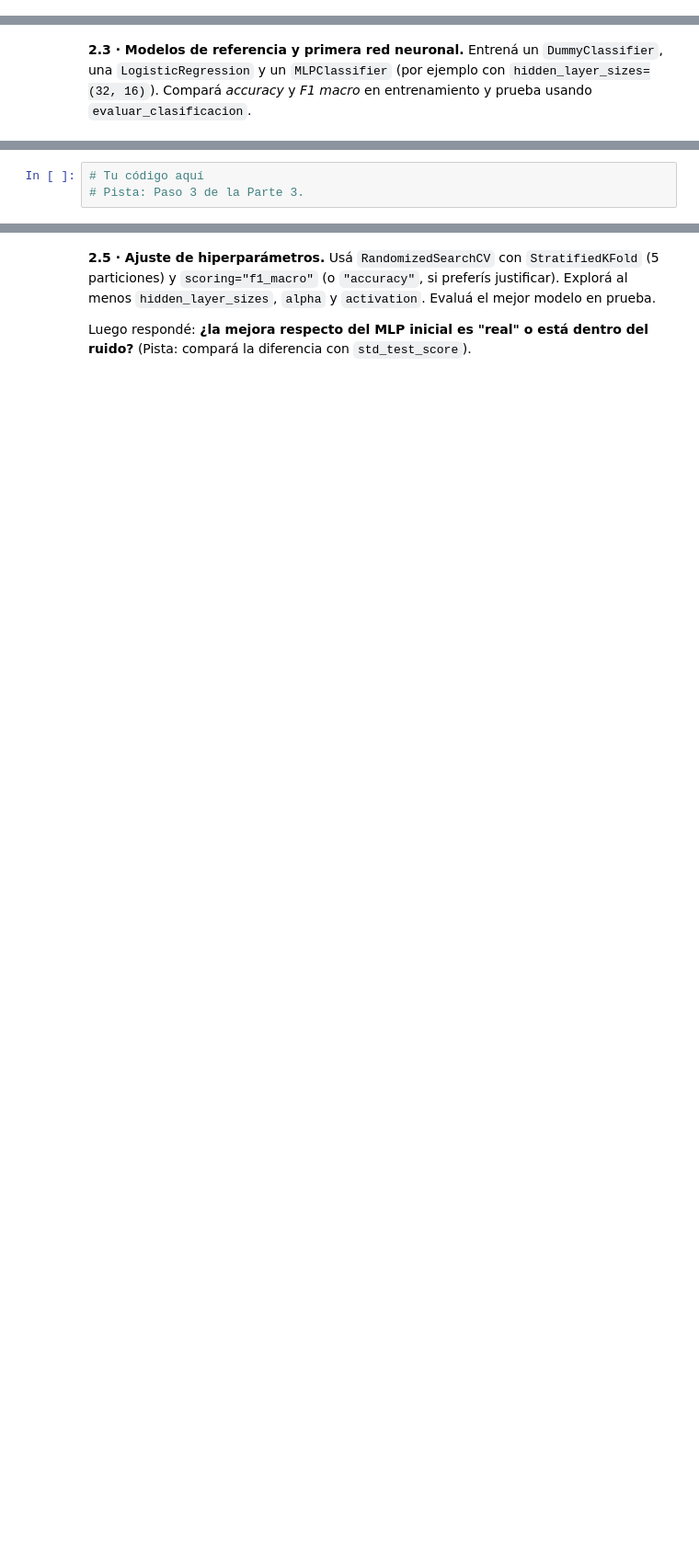
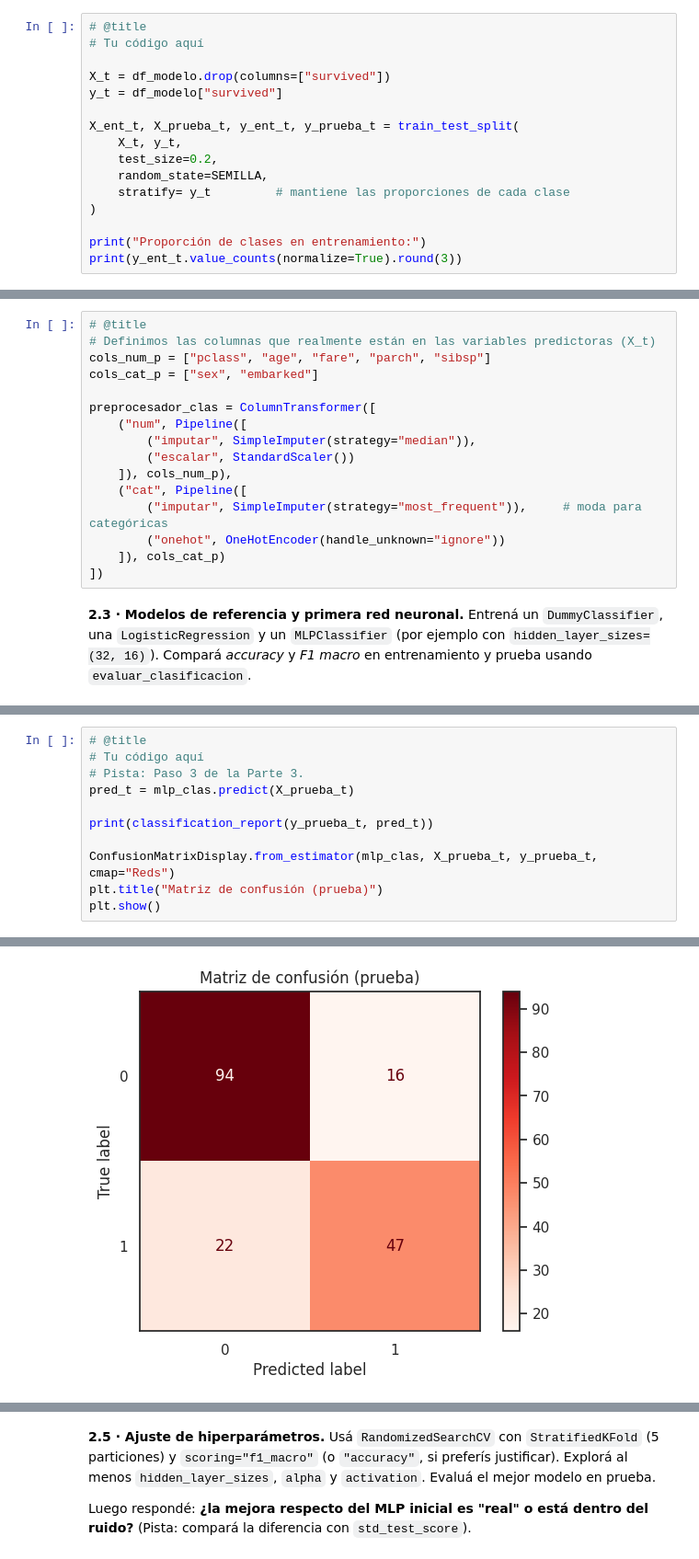
Before and after one commit to SolJosefinaMercado/AprendizajeAutomatico1, a Jupyter notebook: ISSD_Taller_redes_neuronales_sklearn_clasificación.ipynb, the cells around one changed output, grey strips where cells are left out. Shown at 92% size. Saved outputs shown, nothing was run; the diff lists cells and outputs as text; blank space fills up the shorter version.

```diff
--- a/ISSD_Taller_redes_neuronales_sklearn_clasificación.ipynb
+++ b/ISSD_Taller_redes_neuronales_sklearn_clasificación.ipynb
@@ -598,0 +706,16 @@ Explorá: ¿cuál es la proporción de sobrevivientes? ¿Cuántos faltantes tien
+# %%
+# @title
+# Tu código aquí
+
+X_t = df_modelo.drop(columns=["survived"])
+y_t = df_modelo["survived"]
+
+X_ent_t, X_prueba_t, y_ent_t, y_prueba_t = train_test_split(
+    X_t, y_t,
+    test_size=0.2,
+    random_state=SEMILLA,
+    stratify= y_t         # mantiene las proporciones de cada clase
+)
+
+print("Proporción de clases en entrenamiento:")
+print(y_ent_t.value_counts(normalize=True).round(3))
@@ -599,3 +742,19 @@ Explorá: ¿cuál es la proporción de sobrevivientes? ¿Cuántos faltantes tien
+# %%
+# @title
+# Definimos las columnas que realmente están en las variables predictoras (X_t)
+cols_num_p = ["pclass", "age", "fare", "parch", "sibsp"]
+cols_cat_p = ["sex", "embarked"]
+
+preprocesador_clas = ColumnTransformer([
+    ("num", Pipeline([
+        ("imputar", SimpleImputer(strategy="median")),
+        ("escalar", StandardScaler())
+    ]), cols_num_p),
+    ("cat", Pipeline([
+        ("imputar", SimpleImputer(strategy="most_frequent")),     # moda para categóricas
+        ("onehot", OneHotEncoder(handle_unknown="ignore"))
+    ]), cols_cat_p)
+])
 # %% [markdown]
 **2.3 · Modelos de referencia y primera red neuronal.**
 Entrená un `DummyClassifier`, una `LogisticRegression` y un `MLPClassifier` (por ejemplo con `hidden_layer_sizes=(32, 16)`). Compará *accuracy* y *F1 macro* en entrenamiento y prueba usando `evaluar_clasificacion`.
@@ -610,3 +828,12 @@ Mostrá el reporte de clasificación y la matriz de confusión del MLP. Respond
 # %%
+# @title
 # Tu código aquí
 # Pista: Paso 3 de la Parte 3.
+pred_t = mlp_clas.predict(X_prueba_t)
+
+print(classification_report(y_prueba_t, pred_t))
+
+ConfusionMatrixDisplay.from_estimator(mlp_clas, X_prueba_t, y_prueba_t, cmap="Reds")
+plt.title("Matriz de confusión (prueba)")
+plt.show()
+# %% [output]
@@ -612,0 +848 @@ Mostrá el reporte de clasificación y la matriz de confusión del MLP. Respond
+[figure, added]
```
Also changed, not shown: parts of 32 cells of this notebook.
